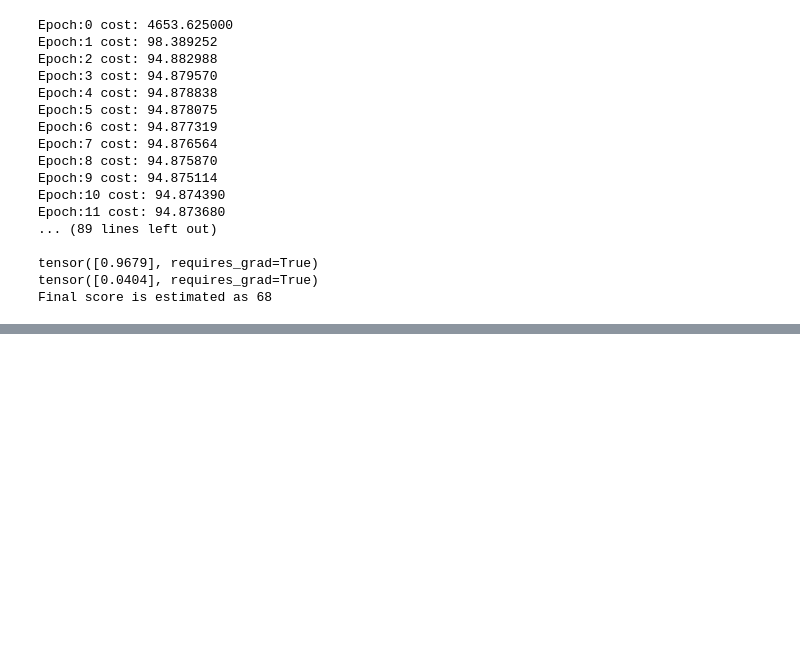
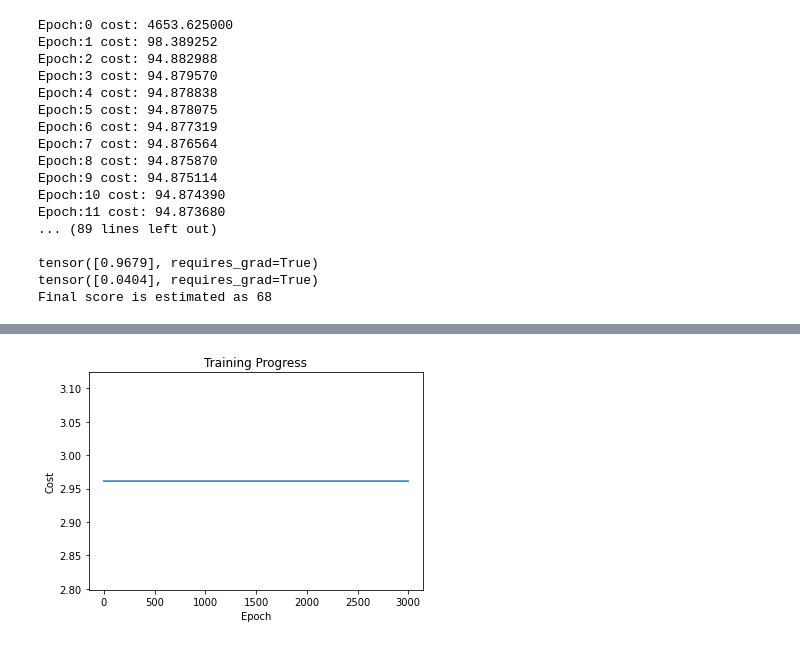
Before and after one commit to champsleague/DeepLearning, a Jupyter notebook: DL_Lab01.ipynb, the cells around one changed output, grey strips where cells are left out. Drawn from its saved outputs; the diff is of its cells as text; code cells hidden in the pictures; blank space fills up the shorter version.

```diff
--- a/DL_Lab01.ipynb
+++ b/DL_Lab01.ipynb
@@ -123,0 +149,88 @@ Final score is estimated as 84
+# %%
+import numpy as np
+import pandas as pd
+import torch
+import torch.nn as nn
+import torch.optim as optim
+import torch.nn.init as init
+
+# define parameters : W:weight, b:bias
+W1 = torch.zeros(1, requires_grad = True)
+b1 = torch.zeros(1, requires_grad = True)
+
+W2 = torch.zeros(1, requires_grad = True)
+W3 = torch.zeros(1, requires_grad = True)
+W4 = torch.zeros(1, requires_grad = True)
+
+x_GPA = torch.FloatTensor([[3.8],[3.2],[3.7],[4.2],[2.6],[3.4],[4.1],[3.3],[3.9]])
+x_TOEIC = torch.FloatTensor([[700],[650],[820],[830],[550],[910],[990],[870],[650]])
+x_Award = torch.FloatTensor([[80],[90],[70],[50],[90],[30],[70],[60],[80]])
+x_Etc = torch.FloatTensor([[50],[30],[40],[70],[60],[40],[20],[60],[50]])
+
+test_GPA = 3.3
+test_TOEIC = 700
+test_Award = 77
+test_Etc = 84
+
+y_train = torch.FloatTensor([[85],[80],[78],[87],[85],[70],[81],[88],[84]])
+
+optimizer = optim.SGD([W1,W2,W3,W4,b1],lr=0.000001)
+
+num_epochs = 3000
+for epoch in range(num_epochs):
+
+  hypothesis = x_GPA * W1 + x_TOEIC * W2 + x_Award * W3 + x_Etc * W4 + b1
+  cost = torch.mean((hypothesis-y_train)**2)
+
+  optimizer.zero_grad()
+  cost.backward()
+  optimizer.step()
+
+  print('Epoch:%d cost: %f'%(epoch,cost))
+
+
+# test
+print('\n')
+print(W1,W2,W3,W4)
+print(b1)
+predict = test_GPA * W1 + test_TOEIC * W2 + test_Award * W3 + test_Etc * W4 + b1
+print('Final score is estimated as %d' % (predict))
+
+
+
+import matplotlib.pyplot as plt
+
+# define parameters and data
+# ...
+
+# initialize lists for storing cost values and epoch numbers
+costs = []
+epochs = []
+
+# define optimizer and number of epochs
+# ...
+
+# training loop
+for epoch in range(num_epochs):
+    # compute hypothesis and cost
+    # ...
+
+    # perform optimization step
+    # ...
+
+    # store cost and epoch number
+    costs.append(cost.item())
+    epochs.append(epoch)
+
+    # print progress
+    print('Epoch:%d cost: %f'%(epoch,cost))
+
+# plot cost over epochs
+plt.plot(epochs, costs)
+plt.xlabel('Epoch')
+plt.ylabel('Cost')
+plt.title('Training Progress')
+plt.show()
+
+# test and prediction
+# %% [output]
@@ -123,0 +254 @@ Final score is estimated as 84
+[figure, added]
```
Also changed, not shown: parts of 3 cells of this notebook.
